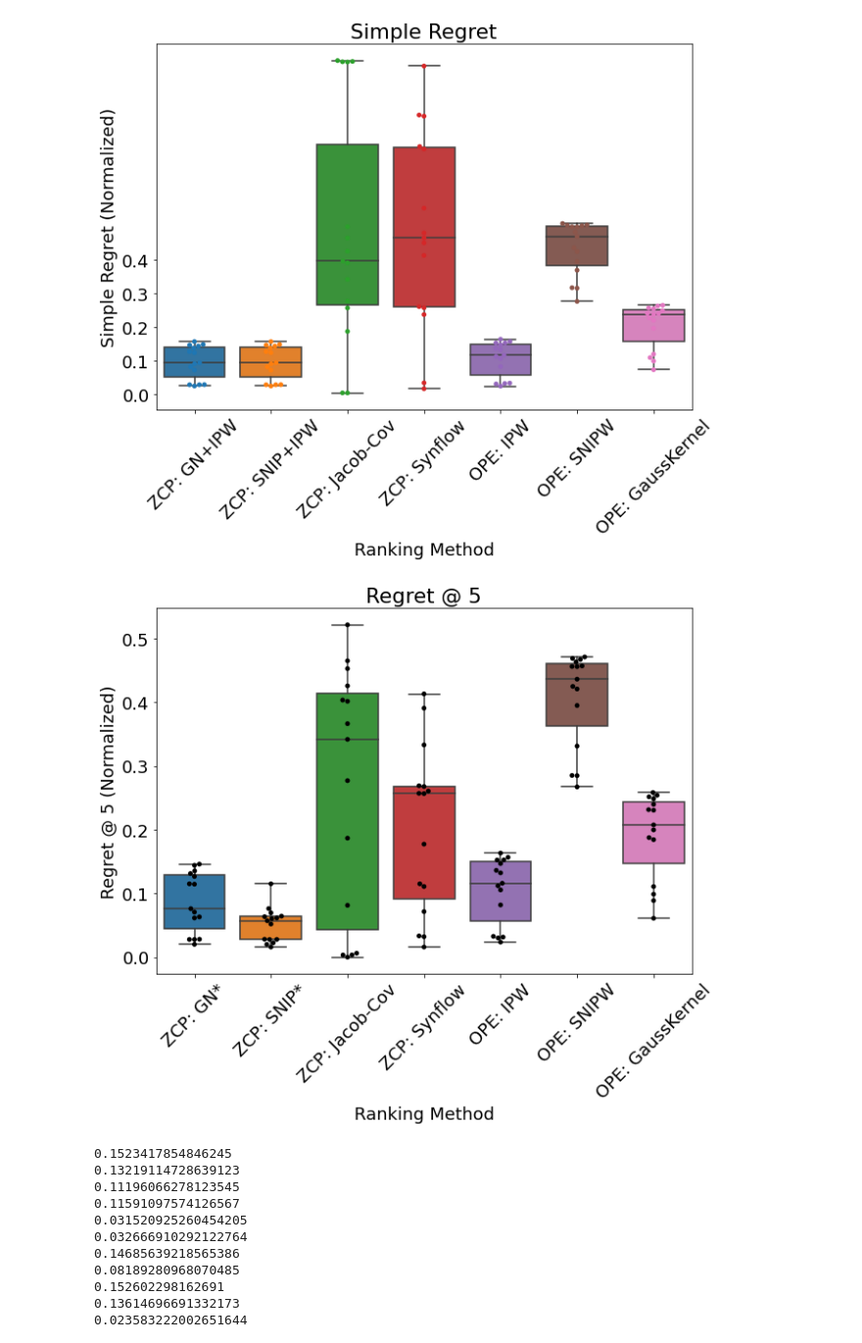
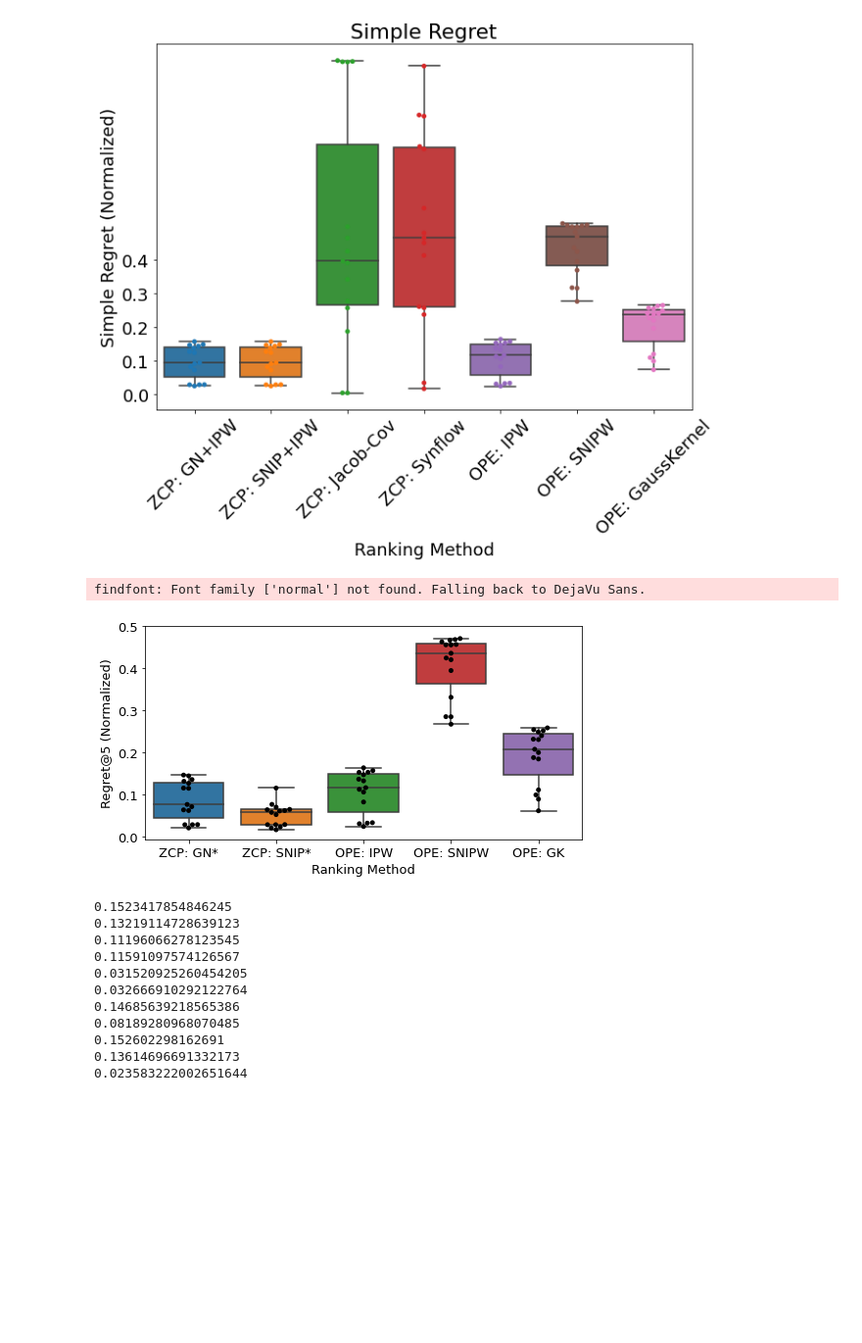
Before and after one commit to sustainable-computing/building-MARL, a Jupyter notebook: studies/PolicyRankingRegretAtKPlots_new_policies.ipynb, the cells around one changed output. Shown at 98% size. Saved outputs shown, nothing was run; the diff lists cells and outputs as text; code cells hidden in the pictures; blank space fills up the shorter version.

```diff
--- a/studies/PolicyRankingRegretAtKPlots_new_policies.ipynb
+++ b/studies/PolicyRankingRegretAtKPlots_new_policies.ipynb
@@ -41,15 +41,15 @@ raw_scores_locs = {
     # "ZCP: GN+IPW (30)": "data/grad_norm/raw_scores/grad_norm_raw_scores_30_days_02_08_2022_new_policies.pkl",
     "ZCP: SNIP*": "data/15zone/snip/raw_scores/snip_raw_scores_15_days_18_09_2022.pkl",
     # "ZCP: SNIP (30)": "data/snip/raw_scores/snip_raw_scores_30_days_02_08_2022.pkl",
-    "ZCP: Jacob-Cov": "data/15zone/jacob_cov/raw_scores/jacob_cov_raw_scores_15_days_18_09_2022.pkl",
+    # "ZCP: Jacob-Cov": "data/15zone/jacob_cov/raw_scores/jacob_cov_raw_scores_15_days_18_09_2022.pkl",
     # "ZCP: JC (30)": "data/jacob_cov/raw_scores/jacob_cov_raw_scores_30_days_19_07_2022_new_policies.pkl",
-    "ZCP: Synflow": "data/15zone/synflow/raw_scores/synflow_raw_scores_15_days_18_09_2022.pkl",
+    # "ZCP: Synflow": "data/15zone/synflow/raw_scores/synflow_raw_scores_15_days_18_09_2022.pkl",
     # "ZCP: Synflow (30)": "data/synflow/raw_scores/synflow_raw_scores_30_days_19_07_2022_new_policies.pkl",
     "OPE: IPW": "data/15zone/ipw/raw_scores/ipw_raw_scores_15_days_18_09_2022.pkl",
     # "OPE: IPW (30)": "data/ipw/raw_scores/ipw_raw_scores_30_days_19_07_2022_new_policies.pkl",
     "OPE: SNIPW": "data/15zone/snipw/raw_scores/snipw_raw_scores_15_days_19_09_2022.pkl",
     # "OPE: SNIPW (30)": "data/snipw/raw_scores/snipw_raw_scores_30_days_19_07_2022_new_policies.pkl",
-    "OPE: GaussKernel": "data/15zone/ContinuousActionGaussian/raw_scores/GaussianKernel_0.3_15_days_06_09_2022.pkl",
+    "OPE: GK": "data/15zone/ContinuousActionGaussian/raw_scores/GaussianKernel_0.3_15_days_06_09_2022.pkl",
     # "OPE: GK (30)": "data/ContinuousActionGaussian/raw_scores/continuous_action_gaussian_0.3_raw_scores_30_days_01_08_2022.pkl"
 }
 
@@ -75,7 +75,7 @@ def calc_simple_regret(prediction, ground_truth, method):
 
     if method.split(" ")[1] in ["Synflow"]:
         ascending = True
-    elif method.split(" ")[1] in ["GN*", "SNIP*", "Jacob-Cov", "IPW", "SNIPW", "1-Day", "GaussKernel"]:
+    elif method.split(" ")[1] in ["GN*", "SNIP*", "Jacob-Cov", "IPW", "SNIPW", "1-Day", "GK"]:
         ascending = False
     prediction = prediction.sort_values(by=["score"], ascending=ascending)
 
@@ -93,7 +93,7 @@ def calc_regret_at_k(prediction, ground_truth, method, k=5):
 
     if method.split(" ")[1] in ["Synflow"]:
         ascending = True
-    elif method.split(" ")[1] in ["GN*", "SNIP*", "Jacob-Cov", "IPW", "SNIPW", "1-Day", "GaussKernel"]:
+    elif method.split(" ")[1] in ["GN*", "SNIP*", "Jacob-Cov", "IPW", "SNIPW", "1-Day", "GK"]:
         ascending = False
     prediction = prediction.sort_values(by=["score"], ascending=ascending)
     # prediction = prediction.sort_values(by=["score"])
@@ -147,6 +145,6 @@ OPE: GaussKernel
 # %%
 font = {'family' : 'normal',
         'weight' : 'normal',
-        'size'   : 18}
+        'size'   : 13}
 plt.rc("font", **font)
 # %%
@@ -174,18 +172,19 @@ findfont: Font family ['normal'] not found. Falling back to DejaVu Sans.
 findfont: Font family ['normal'] not found. Falling back to DejaVu Sans.
 [figure]
 # %%
-plt.figure(figsize=(10, 7))
-plt.title(f"Regret @ {K}")
+plt.figure(figsize=(8, 4))
+# plt.title(f"Regret @ {K}")
 sns.boxplot(x="method", y="regret_at_k", data=plot_df)
 sns.swarmplot(x="method", y="regret_at_k", data=plot_df, color="black")
 plt.xlabel("Ranking Method")
-plt.ylabel(f"Regret @ {K} (Normalized)")
-plt.xticks(rotation=45)
+plt.ylabel(f"Regret@{K} (Normalized)")
+# plt.xticks(rotation=45)
 plt.yticks(np.arange(0, 0.6, step=0.1))
 
-plt.savefig(f"plots/regret@{K}_19_09_2022.pdf", dpi=300, bbox_inches="tight")
+plt.savefig(f"plots/regret@{K}_26_09_2022.pdf", dpi=300, bbox_inches="tight")
 # %% [output]
+findfont: Font family ['normal'] not found. Falling back to DejaVu Sans.
-[figure, old version]
+[figure, new version]
 # %%
 for val in plot_df[plot_df["method"]=="OPE: IPW"]["regret"].values:
     print(val)
```
Also changed, not shown: parts of 2 cells of this notebook, 4 other files.
